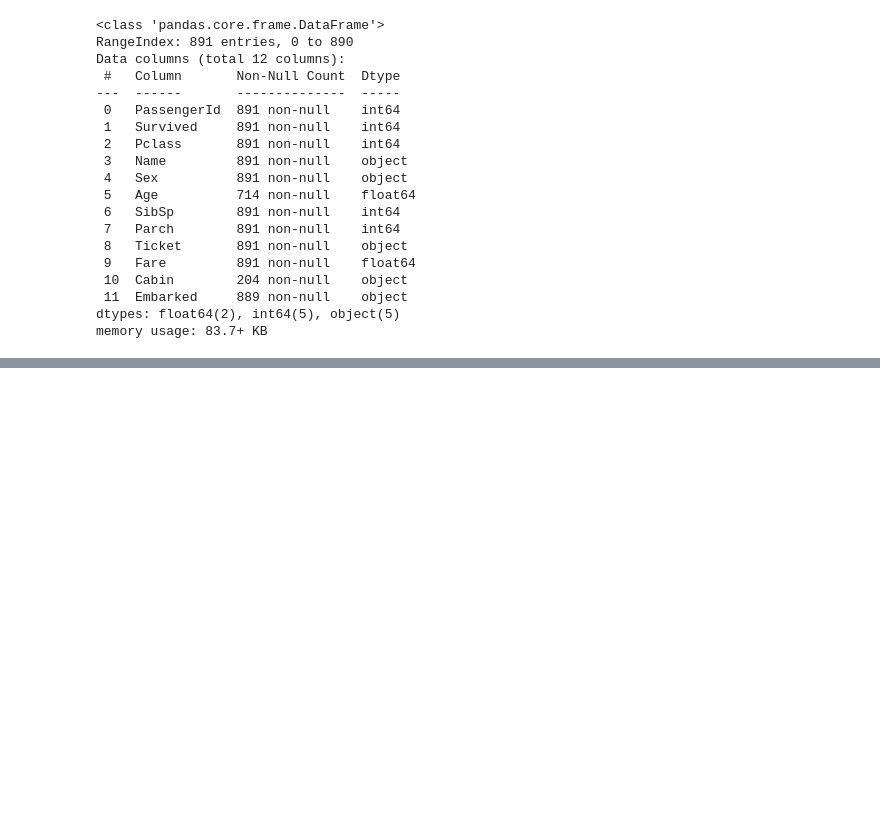
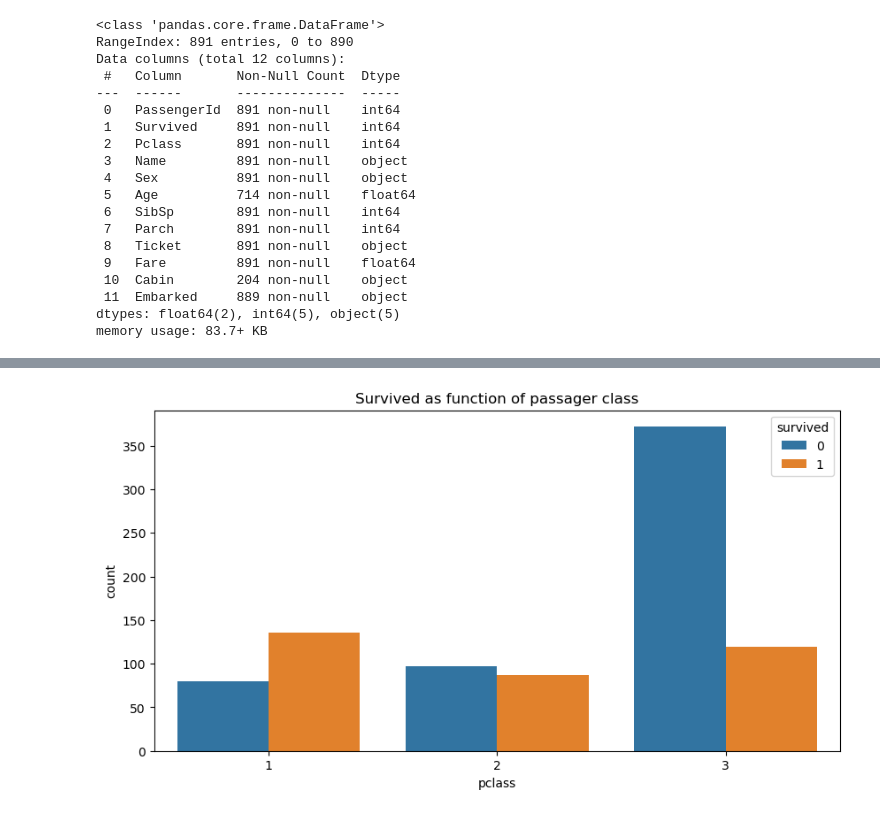
Before and after one commit to joacssilveira/titanic-ml, a Jupyter notebook: datacleaning.ipynb, the cells around one changed output, grey strips where cells are left out. Cells and saved outputs as stored; diff of their text form; code cells hidden in the pictures; blank space fills up the shorter version.

```diff
--- a/datacleaning.ipynb
+++ b/datacleaning.ipynb
@@ -60,0 +143,9 @@ Embarked: Puerto de embarque C = Cherbourg, Q = Queenstown, S = Southampton
+# %%
+# Podemos observar que del database sobrevivió casi la mitad.
+# Veamos si hay una relación con la clase
+plt.figure(figsize=(10,5))
+sns.countplot(x='pclass', hue='survived', data=df)
+plt.title('Survived as function of passager class')
+plt.show()
+# %% [output]
+[figure, added]
```
Also changed, not shown: parts of 13 cells of this notebook.
